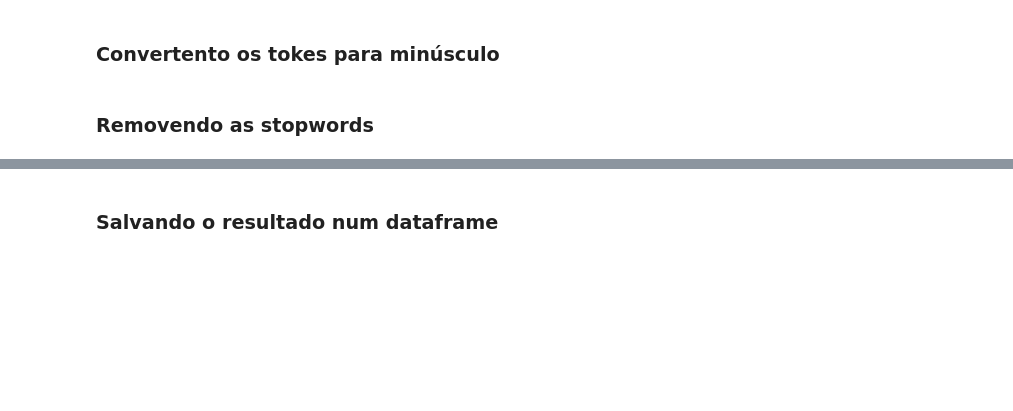
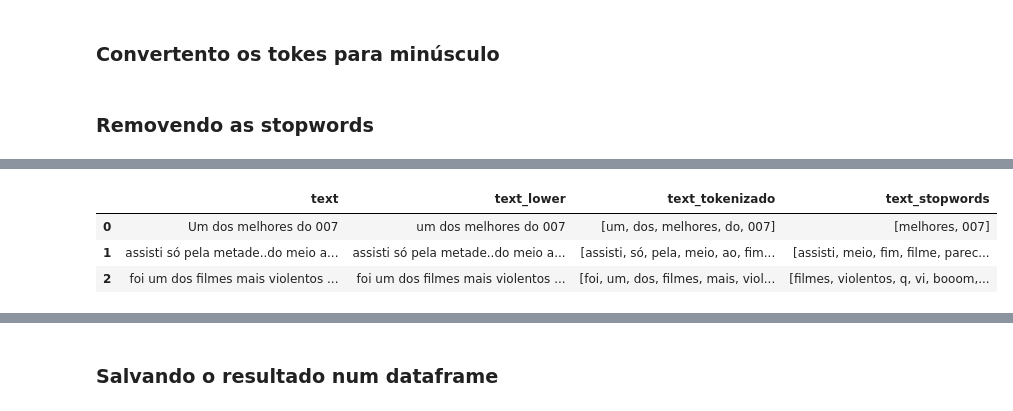
Before and after one commit to hericax/Pos, a Jupyter notebook: projeto_NLP/projeto4_NLP.IPYNB, the cells around one changed output, grey strips where cells are left out. Saved outputs shown, nothing was run; the diff lists cells and outputs as text; code cells hidden in the pictures; blank space fills up the shorter version.

```diff
--- a/projeto_NLP/projeto4_NLP.IPYNB
+++ b/projeto_NLP/projeto4_NLP.IPYNB
@@ -113,4 +130,4 @@ from nltk.tokenize import word_tokenize
 # %%
-# abrindo o arquivo.
-df_util = pd.read_csv(r'C:\Users\Herica\Documents\Herica\Pos\GitHub\base\NLP\UTLCorpus.csv')
-df_util.head(3)
+# abrindo o arquivo localmente
+# df_util = pd.read_csv(r'C:\Users\Herica\Documents\Herica\Pos\GitHub\base\NLP\UTLCorpus.csv')
+# df_util.head(3)
@@ -255,3 +296,8 @@ print ("tempo gasto: ", (time.time() - start))
 # %%
 # Validando
-df_movies[['text_tokenizado', 'text_stopwords']].head(3)
+df_movies[['text', 'text_lower','text_tokenizado','text_stopwords']].head(3)
+# %% [output]
+|  | text | text_lower | text_tokenizado | text_stopwords |
+| 0 | Um dos melhores do 007 | um dos melhores do 007 | [um, dos, melhores, do, 007] | [melhores, 007] |
+| 1 | assisti só pela metade..do meio a... | assisti só pela metade..do meio a... | [assisti, só, pela, meio, ao, fim... | [assisti, meio, fim, filme, parec... |
+| 2 | foi um dos filmes mais violentos ... | foi um dos filmes mais violentos ... | [foi, um, dos, filmes, mais, viol... | [filmes, violentos, q, vi, booom,... |
```
Also changed, not shown: parts of 32 cells of this notebook.
